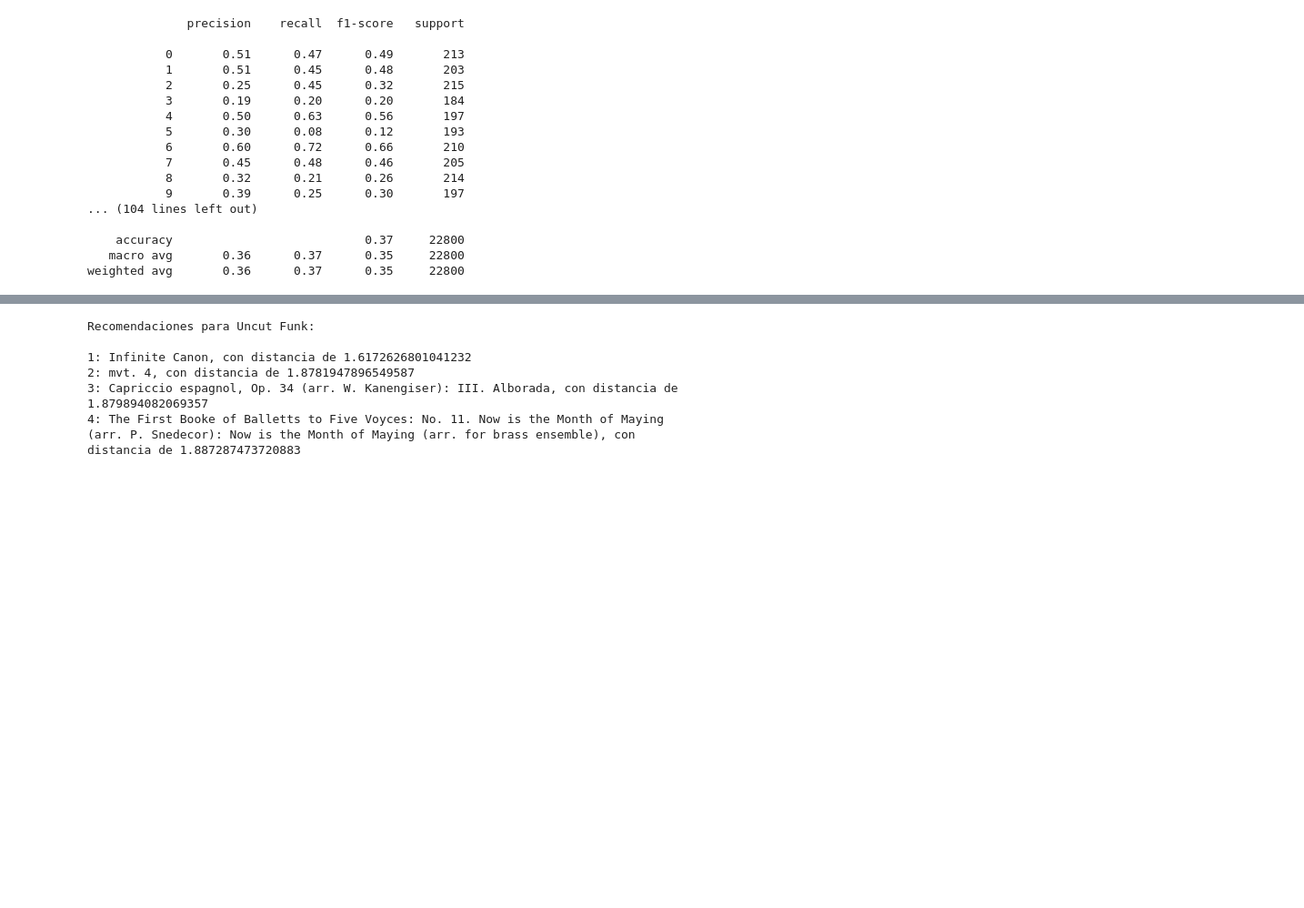
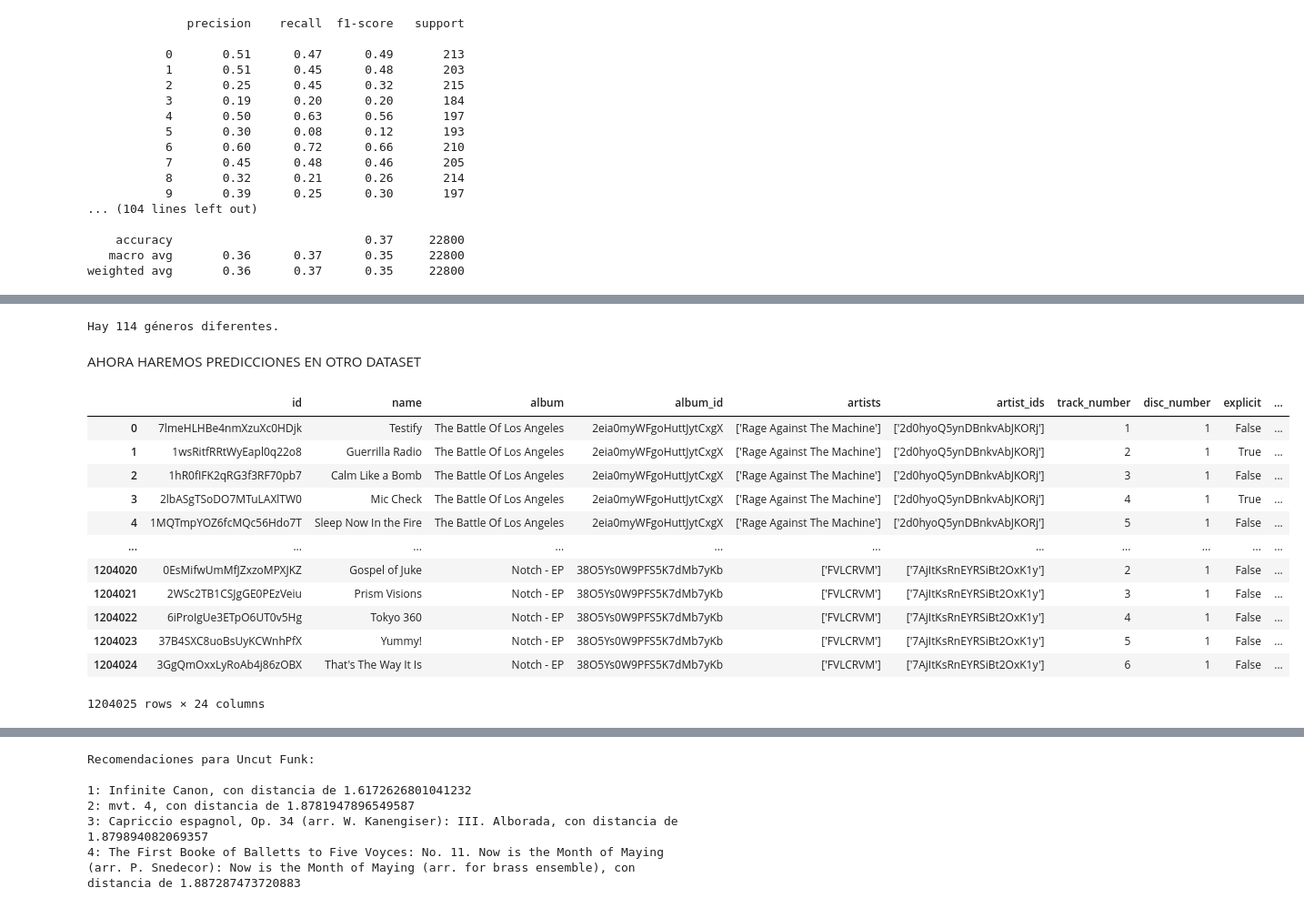
Before and after one commit to AlexV0611/Project, a Jupyter notebook: Spotify_project_3_0.ipynb, the cells around one changed output, grey strips where cells are left out. Shown at 91% size. Saved outputs shown, nothing was run; the diff lists cells and outputs as text; code cells hidden in the pictures; blank space fills up the shorter version.

```diff
--- a/Spotify_project_3_0.ipynb
+++ b/Spotify_project_3_0.ipynb
@@ -680,0 +789,26 @@ weighted avg       0.36      0.37      0.35     22800
+# %%
+
+num_generos_unicos = df_spotify['track_genre'].nunique()
+print(f'Hay {num_generos_unicos} géneros diferentes.')
+# %% [output]
+Hay 114 géneros diferentes.
+# %% [markdown]
+AHORA HAREMOS PREDICCIONES EN OTRO DATASET
+# %%
+df_spotify2 = pd.read_csv('/Users/alexvalles/tracks_features.csv')
+
+df_spotify2
+# %% [output]
+|  | id | name | album | album_id | artists | artist_ids | track_number | disc_number | explicit | ... |
+| 0 | 7lmeHLHBe4nmXzuXc0HDjk | Testify | The Battle Of Los Angeles | 2eia0myWFgoHuttJytCxgX | ['Rage Against The Machine'] | ['2d0hyoQ5ynDBnkvAbJKORj'] | 1 | 1 | False | ... |
+| 1 | 1wsRitfRRtWyEapl0q22o8 | Guerrilla Radio | The Battle Of Los Angeles | 2eia0myWFgoHuttJytCxgX | ['Rage Against The Machine'] | ['2d0hyoQ5ynDBnkvAbJKORj'] | 2 | 1 | True | ... |
+| 2 | 1hR0fIFK2qRG3f3RF70pb7 | Calm Like a Bomb | The Battle Of Los Angeles | 2eia0myWFgoHuttJytCxgX | ['Rage Against The Machine'] | ['2d0hyoQ5ynDBnkvAbJKORj'] | 3 | 1 | False | ... |
+| 3 | 2lbASgTSoDO7MTuLAXlTW0 | Mic Check | The Battle Of Los Angeles | 2eia0myWFgoHuttJytCxgX | ['Rage Against The Machine'] | ['2d0hyoQ5ynDBnkvAbJKORj'] | 4 | 1 | True | ... |
+| 4 | 1MQTmpYOZ6fcMQc56Hdo7T | Sleep Now In the Fire | The Battle Of Los Angeles | 2eia0myWFgoHuttJytCxgX | ['Rage Against The Machine'] | ['2d0hyoQ5ynDBnkvAbJKORj'] | 5 | 1 | False | ... |
+| ... | ... | ... | ... | ... | ... | ... | ... | ... | ... | ... |
+| 1204020 | 0EsMifwUmMfJZxzoMPXJKZ | Gospel of Juke | Notch - EP | 38O5Ys0W9PFS5K7dMb7yKb | ['FVLCRVM'] | ['7AjItKsRnEYRSiBt2OxK1y'] | 2 | 1 | False | ... |
+| 1204021 | 2WSc2TB1CSJgGE0PEzVeiu | Prism Visions | Notch - EP | 38O5Ys0W9PFS5K7dMb7yKb | ['FVLCRVM'] | ['7AjItKsRnEYRSiBt2OxK1y'] | 3 | 1 | False | ... |
+| 1204022 | 6iProIgUe3ETpO6UT0v5Hg | Tokyo 360 | Notch - EP | 38O5Ys0W9PFS5K7dMb7yKb | ['FVLCRVM'] | ['7AjItKsRnEYRSiBt2OxK1y'] | 4 | 1 | False | ... |
+| 1204023 | 37B4SXC8uoBsUyKCWnhPfX | Yummy! | Notch - EP | 38O5Ys0W9PFS5K7dMb7yKb | ['FVLCRVM'] | ['7AjItKsRnEYRSiBt2OxK1y'] | 5 | 1 | False | ... |
+| 1204024 | 3GgQmOxxLyRoAb4j86zOBX | That's The Way It Is | Notch - EP | 38O5Ys0W9PFS5K7dMb7yKb | ['FVLCRVM'] | ['7AjItKsRnEYRSiBt2OxK1y'] | 6 | 1 | False | ... |
+1204025 rows × 24 columns
```
Also changed, not shown: parts of 46 cells of this notebook.
